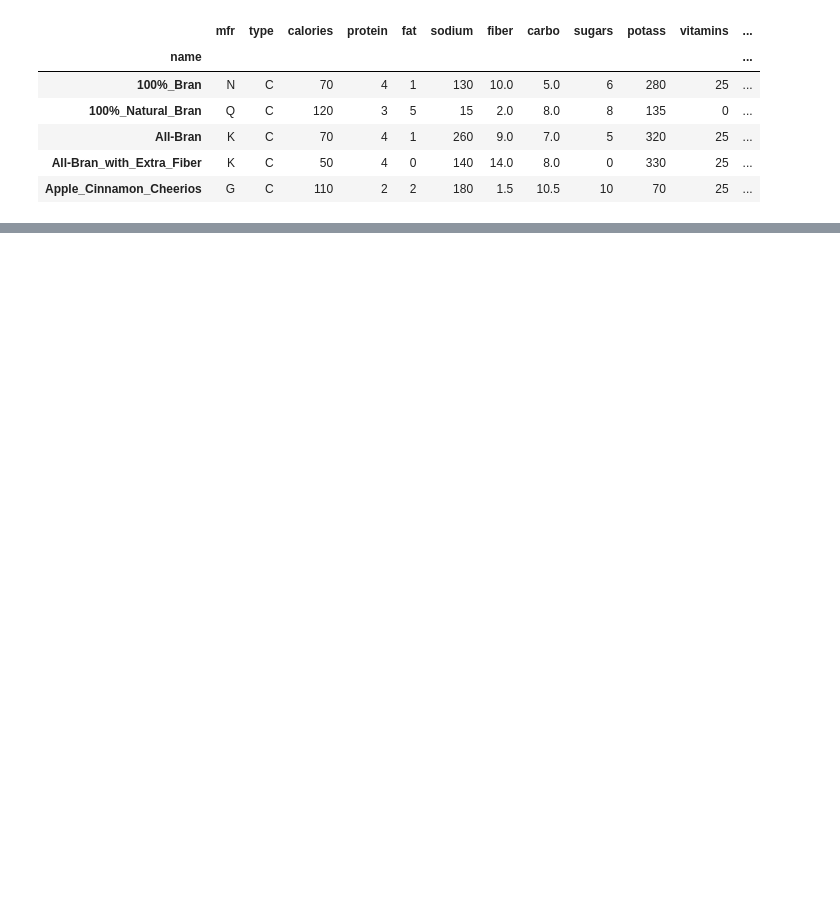
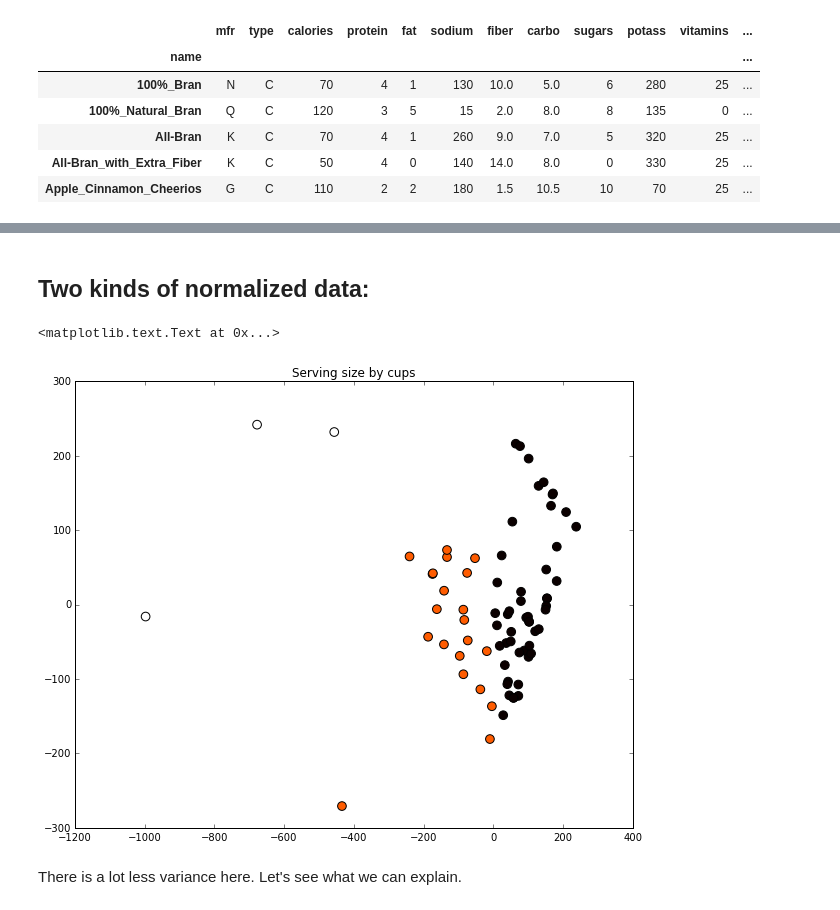
Before and after one commit to tiy-gvl-python/honey-nut-clusters, a Jupyter notebook: Clusters.ipynb, the cells around one changed output, grey strips where cells are left out. Cells and saved outputs as stored; diff of their text form; code cells hidden in the pictures; blank space fills up the shorter version.

Commit message:
Normal Mode

```diff
--- a/Clusters.ipynb
+++ b/Clusters.ipynb
@@ -48,0 +63,5 @@ plt.scatter(kmeans.cluster_centers_[:,0], kmeans.cluster_centers_[:,1], alpha=.2
+# %%
+data_2p1 = data_2.multiply(data_2.normcup, axis=0)
+# %%
+data_2p2 = data_2p1.drop(['normcup', 'cups'], axis=1)
+data_2p2.head()
@@ -48,0 +76,19 @@ plt.scatter(kmeans.cluster_centers_[:,0], kmeans.cluster_centers_[:,1], alpha=.2
+# %%
+pca_2 = PCA(n_components=2)
+pca_2.fit(data_2p2)
+reduced_data_2 = pca_2.transform(data_2p2)
+# %%
+kmeans_2 = KMeans(3)
+pred_2 = kmeans_2.fit_predict(reduced_data_2)
+kmeans_2p1 = KMeans(6)
+pred_2p1 = kmeans_2p1.fit_predict(reduced_data_2)
+# %% [markdown]
+## Two kinds of normalized data:
+# %%
+plt.scatter(reduced_data_2[:, 0], reduced_data_2[:, 1], c=pred_2, s=75, cmap= 'hot')
+plt.title('Serving size by cups')
+# %% [output]
+<matplotlib.text.Text at 0x...>
+[figure, added]
+# %% [markdown]
+There is a lot less variance here. Let's see what we can explain.
```
Also changed, not shown: parts of 47 cells of this notebook.
